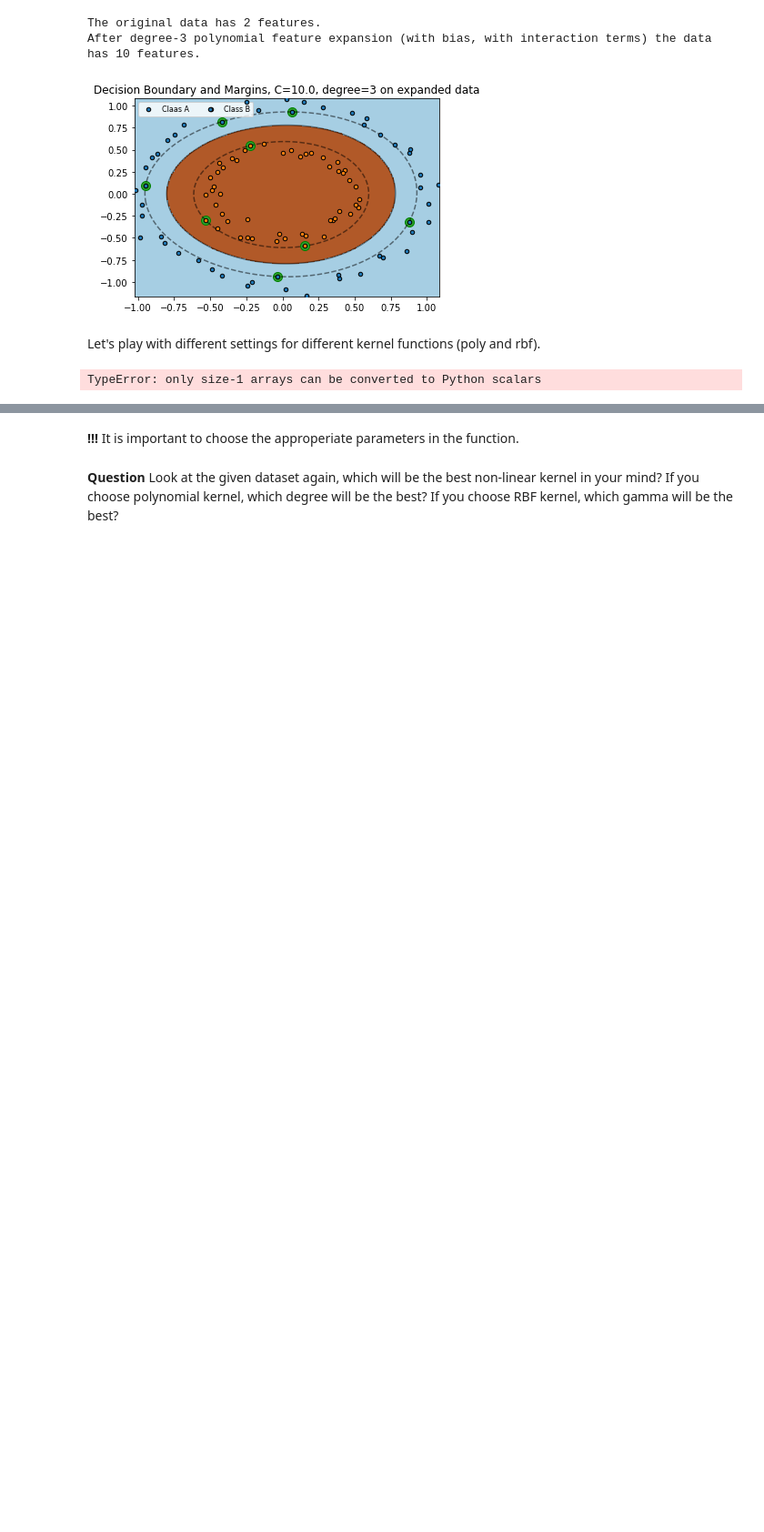
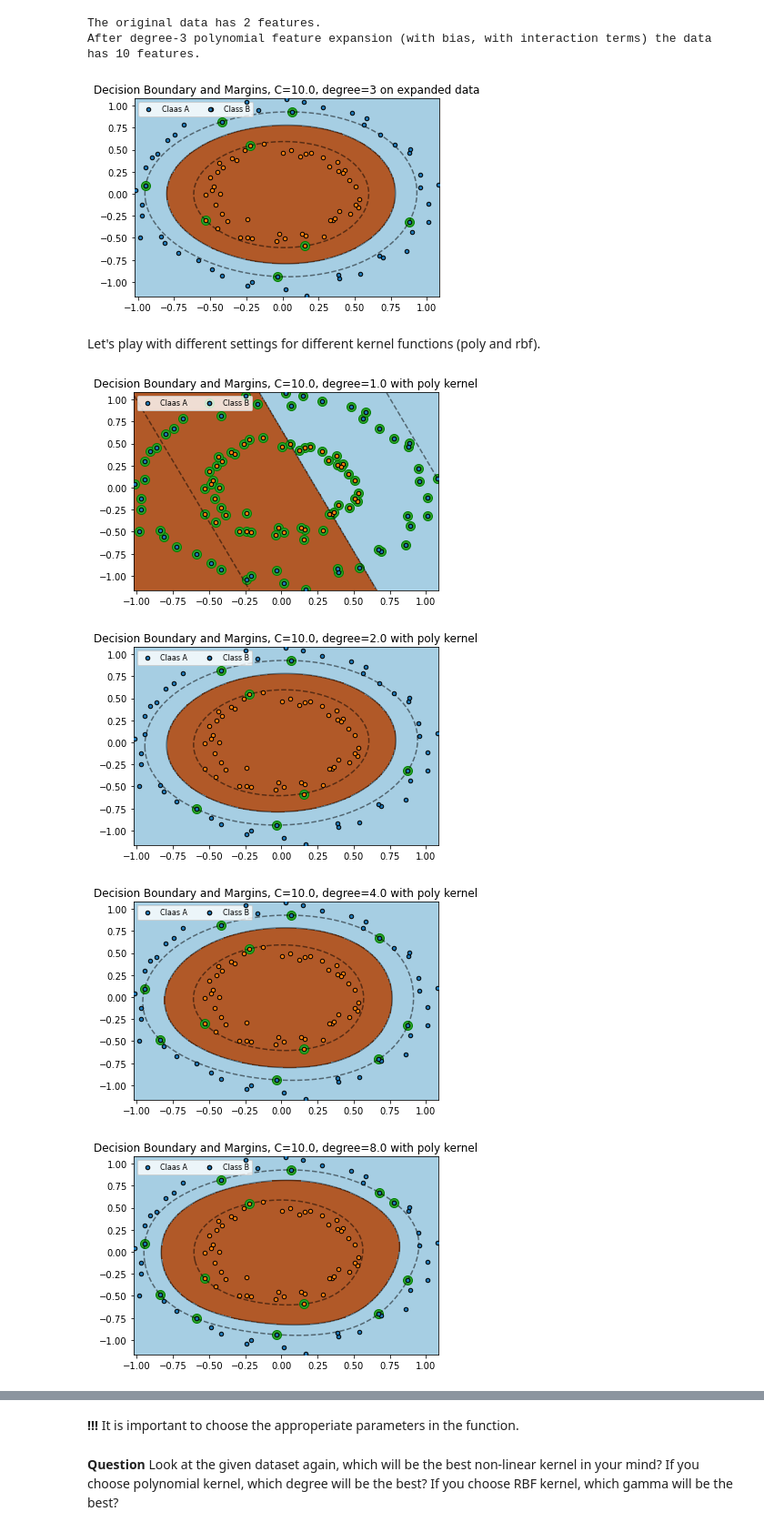
Before and after one commit to EduardoNeville/IntroMachineLearning, a Jupyter notebook: SVM_Kernel/SVM_Kernel.ipynb, the cells around one changed output, grey strips where cells are left out. Shown at 91% size. Drawn from its saved outputs; the diff is of its cells as text; code cells hidden in the pictures; blank space fills up the shorter version.

```diff
--- a/SVM_Kernel/SVM_Kernel.ipynb
+++ b/SVM_Kernel/SVM_Kernel.ipynb
@@ -221,12 +218,15 @@ Let's play with different settings for different kernel functions (poly and rbf)
 # %%
 # Use SVM with polynomial kernel of different degrees
 D = 2 ** np.linspace(0, 6, num=7)
 for d in D:
     ## use poly kernel with C=10., gamma=1.0, coef0=1.0 and different degrees
-    #Try with degree 10
-    clf = svm.SVC(kernel='poly',degree=D,gamma=1.0,coef0=1.0)
+    ### CODE HERE ###
+    clf = svm.SVC(kernel='poly', C=10., degree=d, gamma=1.0, coef0=1.0)
 
     clf.fit(X, Y)
     plot(X, Y, clf)
 # %% [output]
-TypeError: only size-1 arrays can be converted to Python scalars
+[figure, added]
+[figure, added]
+[figure, added]
+[figure, added]
```
Also changed, not shown: parts of 14 cells of this notebook, 2 other files.
